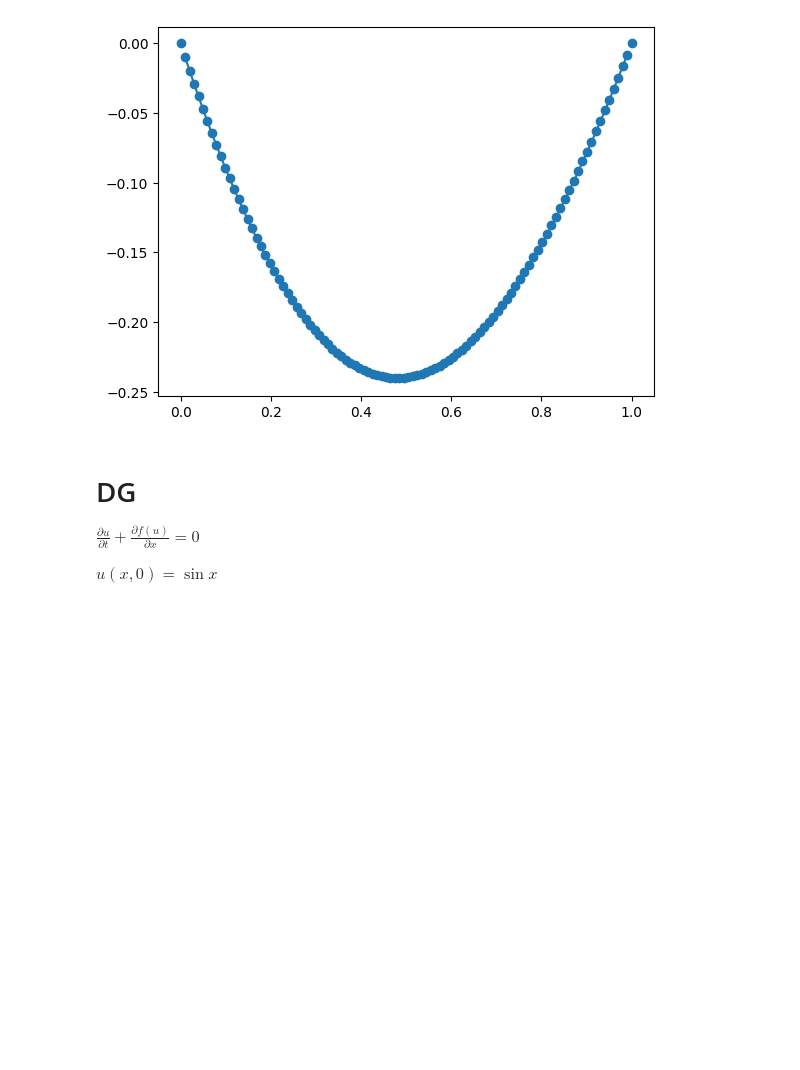
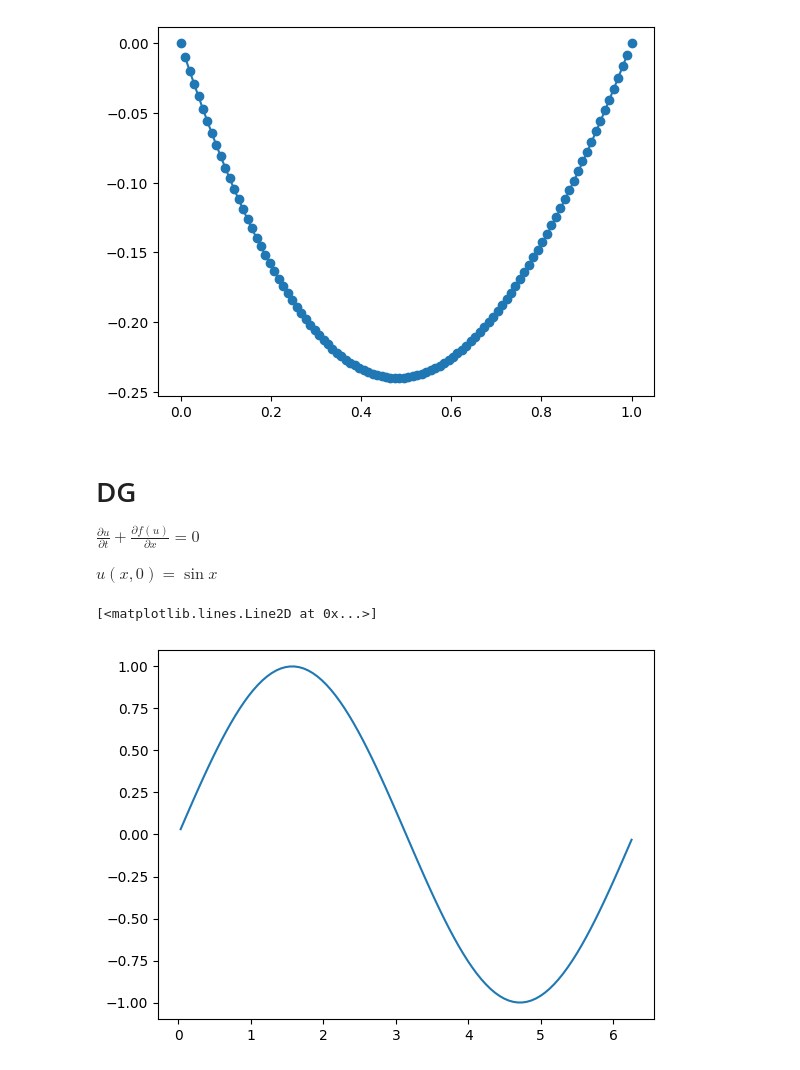
Before and after one commit to xiaoxiami-zyx/DG, a Jupyter notebook: 1D_FEM_DG.ipynb, the cells around one changed output. Saved outputs shown, nothing was run; the diff lists cells and outputs as text; code cells hidden in the pictures; blank space fills up the shorter version.

```diff
--- a/1D_FEM_DG.ipynb
+++ b/1D_FEM_DG.ipynb
@@ -98,0 +106,48 @@ bcR = 1
+# %%
+# 计算初值
+u_real = np.zeros((Nx, NumGLP)) # Nx个单元，每个单元NumGLP个高斯点
+point, weight = get_GLP(NumGLP)
+for i in range(Nx):
+    for j in range(NumGLP):
+        u_real[i, j] = f(xc[i] + h1 * point[j])
+# %%
+#基函数在Gauss点和端点的值
+phi_Gauss = np.zeros((NumGLP,dimPk))
+phi_grad_Gauss = np.zeros((NumGLP,dimPk))
+phi_left = np.zeros(dimPk)
+phi_right = np.zeros(dimPk)
+mass = np.asarray([1, 1/3, 4/45])
+
+# phi0 = 1
+# phi1 = X
+# phi2 = X^2 - 1/3
+
+for i in range(NumGLP):
+    phi_Gauss[i,0] = 1
+    phi_grad_Gauss[i,0] = 0
+
+    phi_Gauss[i,1] = point[i]
+    phi_grad_Gauss[i,1] = 1 / h1
+
+    phi_Gauss[i,2] = point[i] ** 2 - 1/3
+    phi_grad_Gauss[i,2] = 2 * point[i] / h1
+
+phi_left[0] = 1; phi_left[1] = -1; phi_left[2] = 2 / 3
+phi_right[0] = 1; phi_right[1] = 1; phi_right[2] = 2 / 3
+# %%
+# 获取初值L2投影
+uh = np.zeros((Nx, dimPk)) # 基函数系数
+
+for i in range(Nx): # Nx个单元
+    for j in range(dimPk): # dimPk个基函数
+        uh[i,j] = 0
+        for k in range(NumGLP): # NumGLP个高斯点
+            uh[i,j] += u_real[i,k] * phi_Gauss[k,j] * weight[k]
+
+for i in range(dimPk):
+    uh[:,i] /= 2 * mass[i]
+# %%
+plt.plot(xc, uh[:,0])
+# %% [output]
+[<matplotlib.lines.Line2D at 0x...>]
+[figure, added]
```
Also changed, not shown: parts of 4 cells of this notebook.
